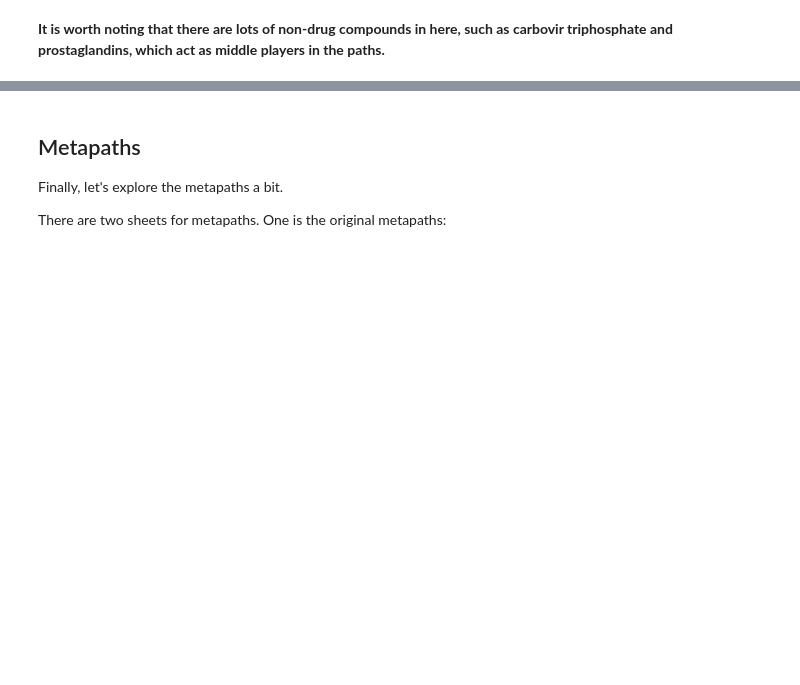
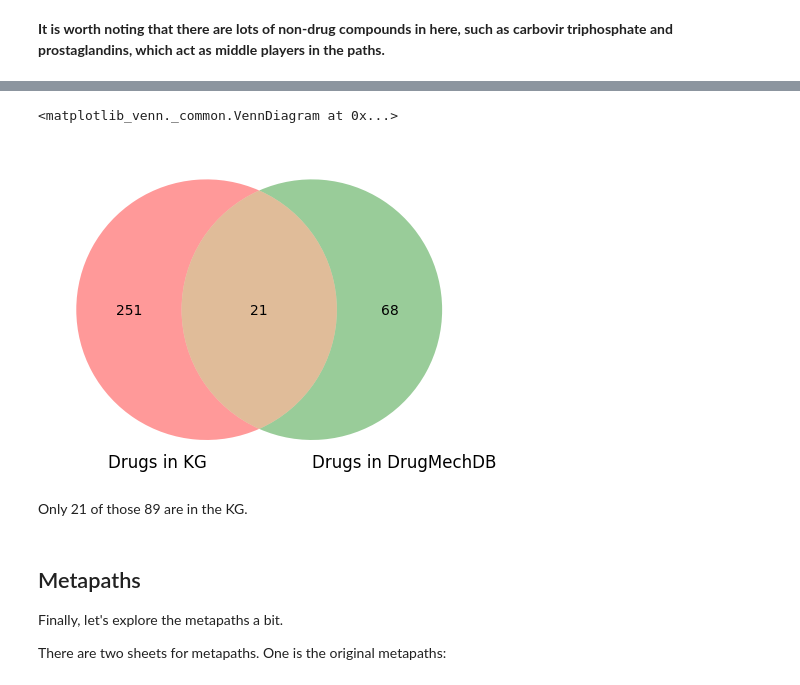
Before and after one commit to laurendelong21/MoA-Net, a Jupyter notebook: notebooks/exploration_drugmechdb.ipynb, the cells around one changed output, grey strips where cells are left out. Saved outputs shown, nothing was run; the diff lists cells and outputs as text; code cells hidden in the pictures; blank space fills up the shorter version.

```diff
--- a/notebooks/exploration_drugmechdb.ipynb
+++ b/notebooks/exploration_drugmechdb.ipynb
@@ -247,0 +272,2 @@ What about the drugs between DrugMechDB and the KG? First, we will have to map t
+# %%
+cids = [cid.split(':')[1] for cid in custom_drugs]
@@ -248,3 +311,13 @@ What about the drugs between DrugMechDB and the KG? First, we will have to map t
+# %%
+venn2_unweighted(
+    [set(cids), dmdb_drug_pc_ids],
+    set_labels=['Drugs in KG', 'Drugs in DrugMechDB']
+)
+# %% [output]
+<matplotlib_venn._common.VennDiagram at 0x...>
+[figure, added]
+# %% [markdown]
+Only 21 of those 89 are in the KG.
 # %% [markdown]
 ## Metapaths
 
```
Also changed, not shown: parts of 45 cells of this notebook.
